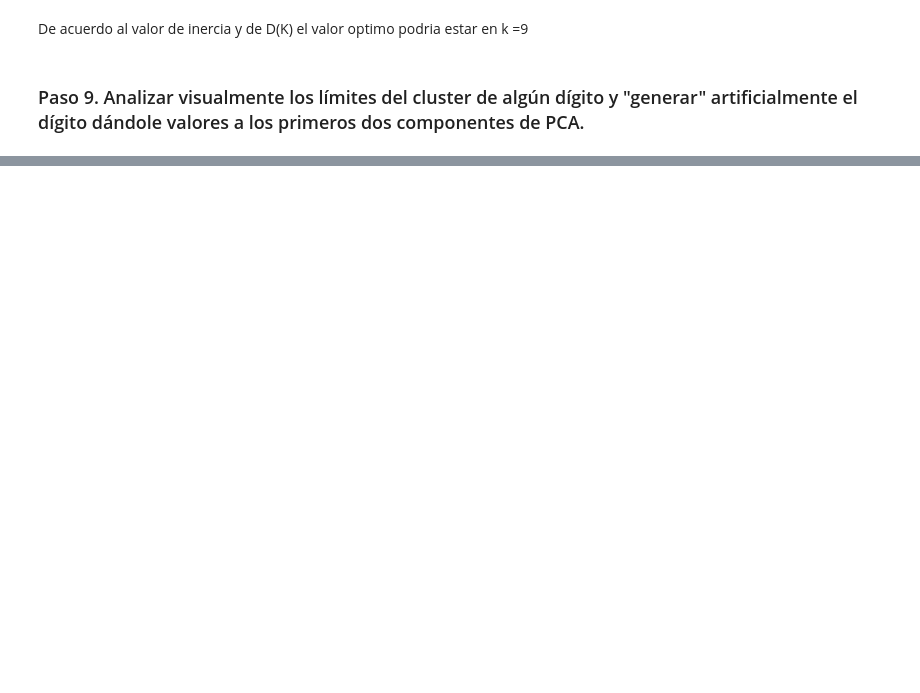
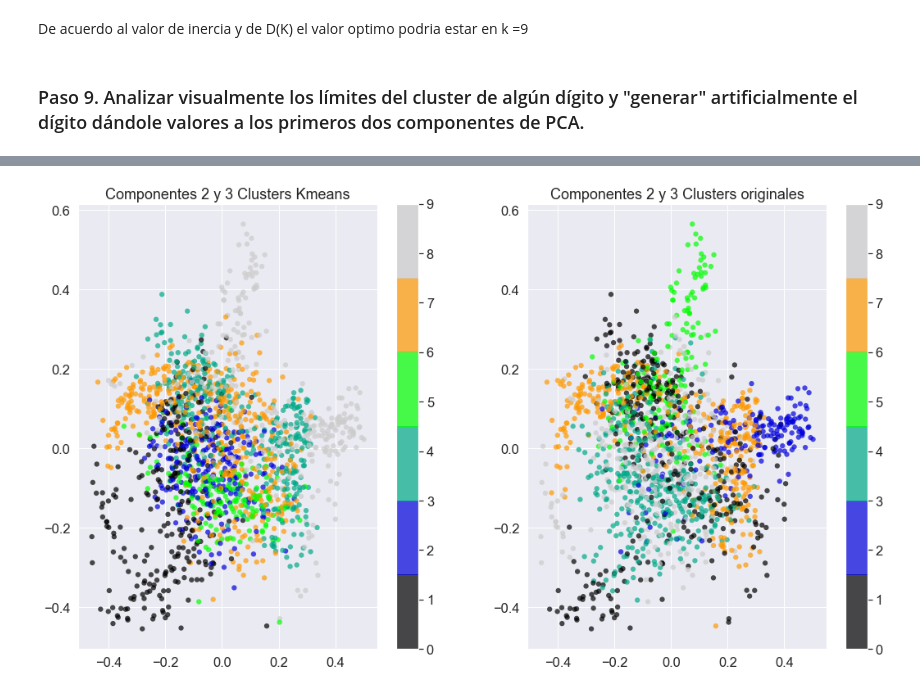
Before and after one commit to lionelgutierrez/CEIA_FIUBA_Intro_IA_2022_1B, a Jupyter notebook: Ejercicios-clase2/PCA - MNIST.ipynb, the cells around one changed output, grey strips where cells are left out. Cells and saved outputs as stored; diff of their text form; code cells hidden in the pictures; blank space fills up the shorter version.

```diff
--- a/Ejercicios-clase2/PCA - MNIST.ipynb
+++ b/Ejercicios-clase2/PCA - MNIST.ipynb
@@ -357,0 +293,15 @@ plt.show()
+# %%
+# Graficamos los componentes 3 y 4 contra clusters kmenas
+plt.figure(figsize=(18,10))
+plt.subplot(1,2,1)
+plt.scatter(X_pca[:, 2], X_pca[:, 3], c=cluster_labels, edgecolor='none', alpha=0.7, s=40, cmap=plt.cm.get_cmap('nipy_spectral', 6))
+plt.colorbar()
+plt.title('Componentes 2 y 3 Clusters Kmeans');
+
+# Graficamos los componentes 3 y 4 contra clusters originales
+plt.subplot(1,2,2)
+plt.scatter(X_pca[:, 2], X_pca[:, 3], c=y, edgecolor='none', alpha=0.7, s=40, cmap=plt.cm.get_cmap('nipy_spectral', 6))
+plt.colorbar()
+plt.title('Componentes 2 y 3 Clusters originales');
+# %% [output]
+[figure, added]
```
Also changed, not shown: parts of 17 cells of this notebook, 1 other file.
